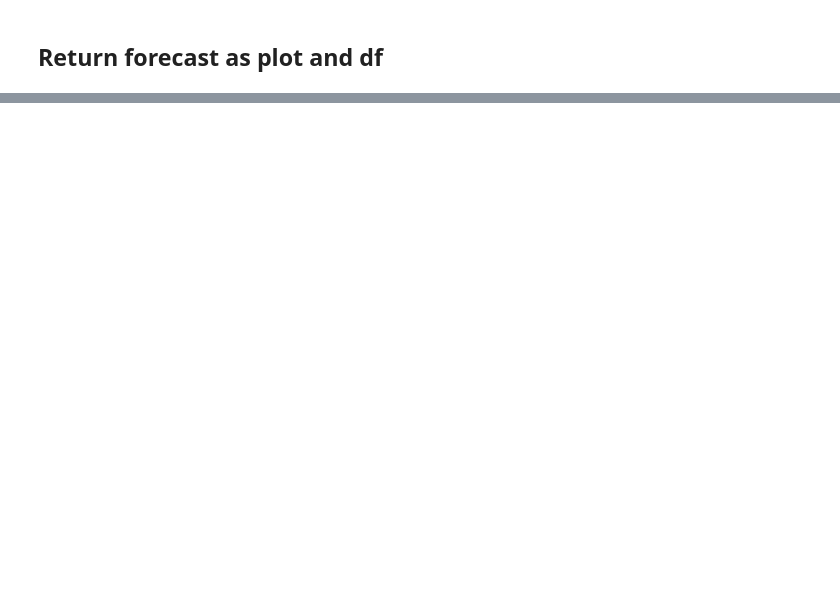
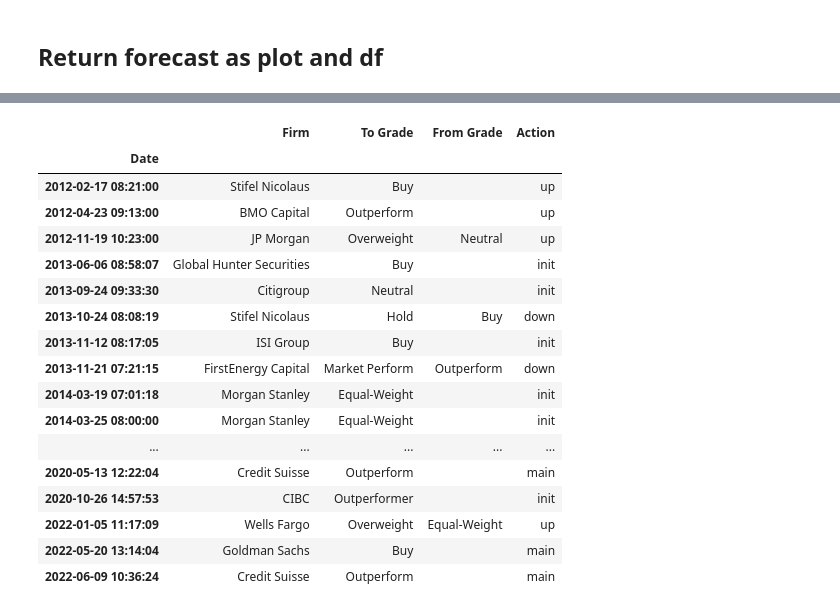
Before and after one commit to camharris22/stock-analysis-forecaster, a Jupyter notebook: stock_forecaster.ipynb, the cells around one changed output, grey strips where cells are left out. Cells and saved outputs as stored; diff of their text form; code cells hidden in the pictures; blank space fills up the shorter version.

```diff
--- a/stock_forecaster.ipynb
+++ b/stock_forecaster.ipynb
@@ -241,0 +333,21 @@ INFO:tornado.access:200 GET /7e14f41ce81fb9d97b25049ff3dc049d.json (::1) 10.27ms
+# %%
+stock.recommendations
+# %% [output]
+|  | Firm | To Grade | From Grade | Action |
+| Date |  |  |  |  |
+| 2012-02-17 08:21:00 | Stifel Nicolaus | Buy |  | up |
+| 2012-04-23 09:13:00 | BMO Capital | Outperform |  | up |
+| 2012-11-19 10:23:00 | JP Morgan | Overweight | Neutral | up |
+| 2013-06-06 08:58:07 | Global Hunter Securities | Buy |  | init |
+| 2013-09-24 09:33:30 | Citigroup | Neutral |  | init |
+| 2013-10-24 08:08:19 | Stifel Nicolaus | Hold | Buy | down |
+| 2013-11-12 08:17:05 | ISI Group | Buy |  | init |
+| 2013-11-21 07:21:15 | FirstEnergy Capital | Market Perform | Outperform | down |
+| 2014-03-19 07:01:18 | Morgan Stanley | Equal-Weight |  | init |
+| 2014-03-25 08:00:00 | Morgan Stanley | Equal-Weight |  | init |
+| ... | ... | ... | ... | ... |
+| 2020-05-13 12:22:04 | Credit Suisse | Outperform |  | main |
+| 2020-10-26 14:57:53 | CIBC | Outperformer |  | init |
+| 2022-01-05 11:17:09 | Wells Fargo | Overweight | Equal-Weight | up |
+| 2022-05-20 13:14:04 | Goldman Sachs | Buy |  | main |
+| 2022-06-09 10:36:24 | Credit Suisse | Outperform |  | main |
```
Also changed, not shown: parts of 22 cells of this notebook.
